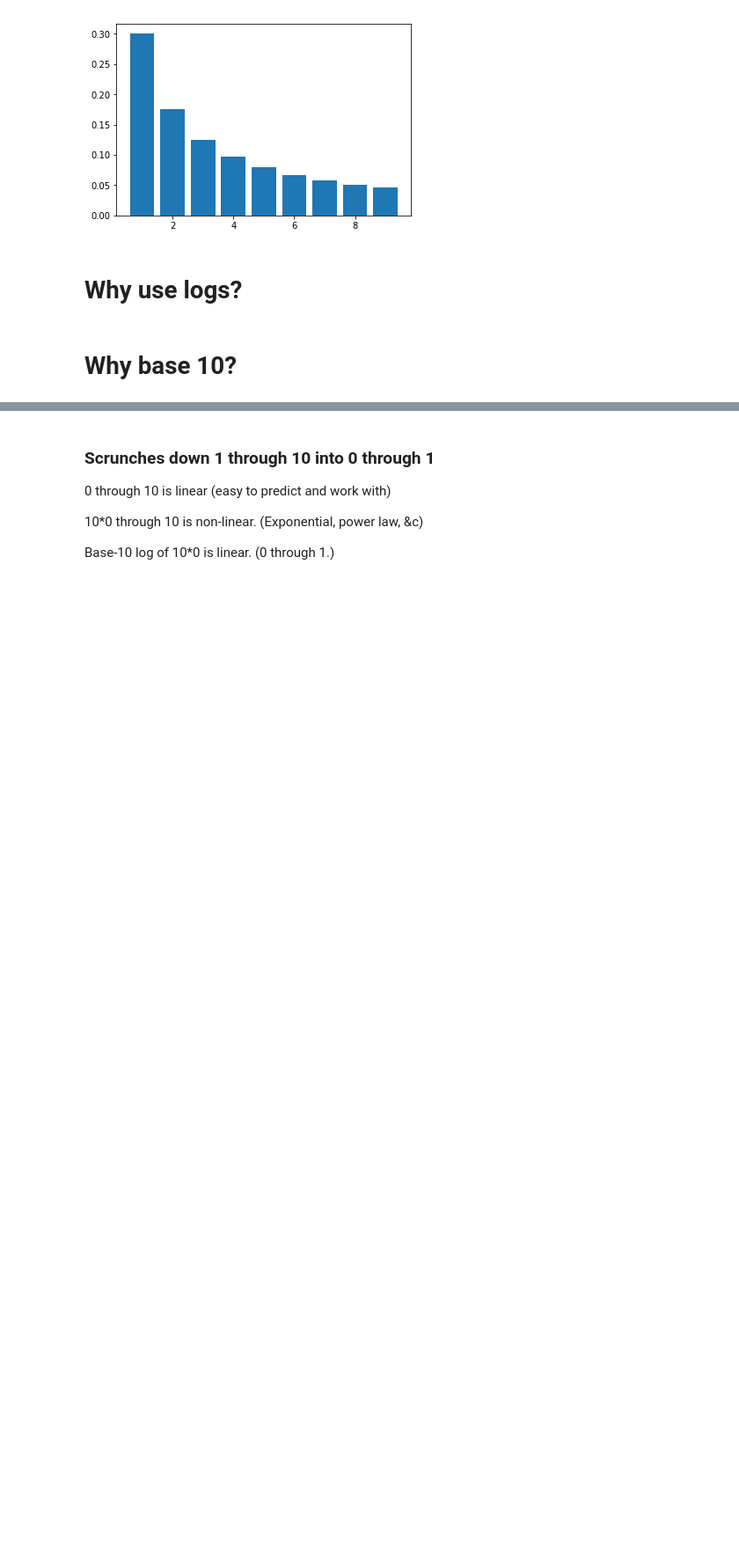
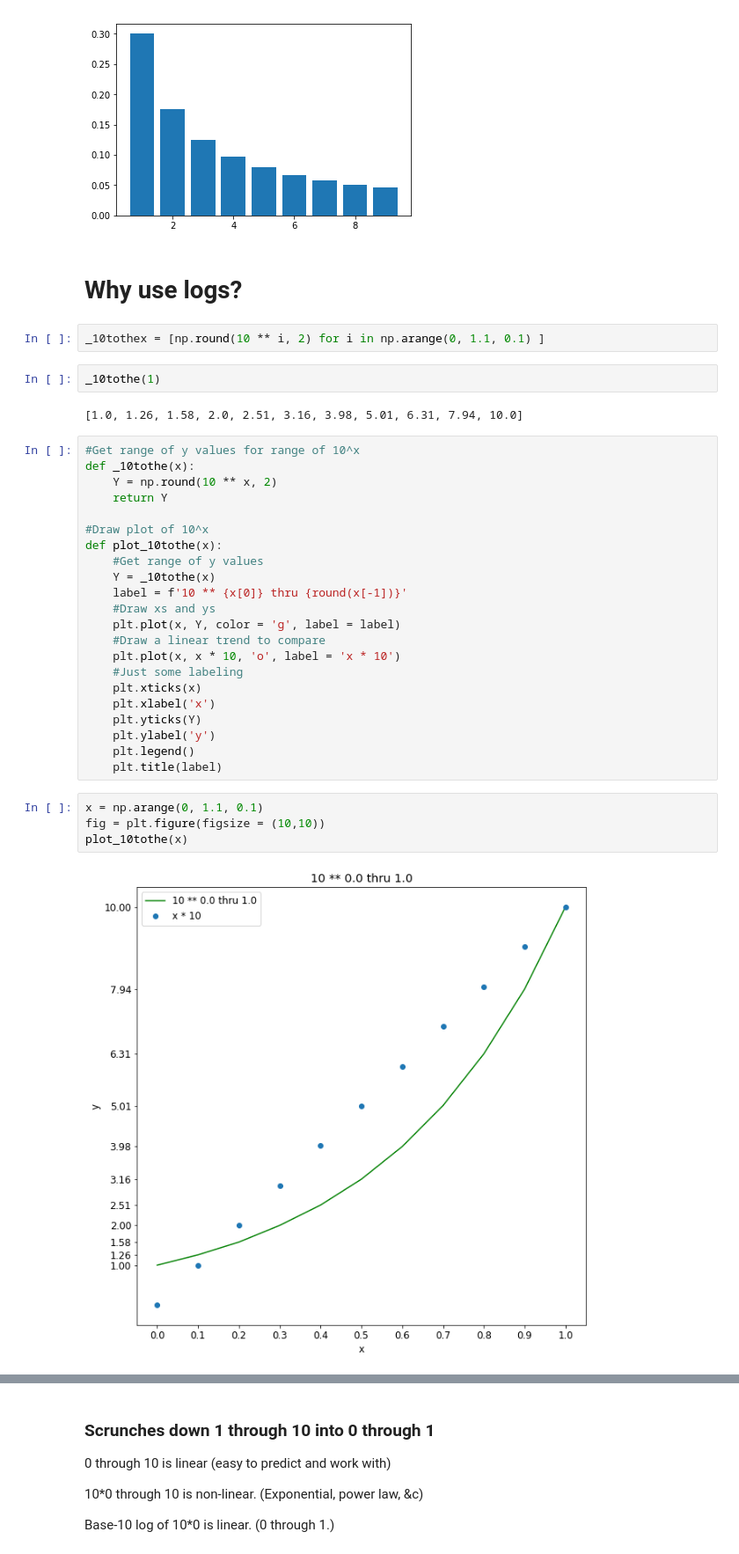
Before and after one commit to ssrosa/just_take_the_log, a Jupyter notebook: index.ipynb, the cells around one changed output, grey strips where cells are left out. Shown at 88% size. Saved outputs shown, nothing was run; the diff lists cells and outputs as text; blank space fills up the shorter version.

```diff
--- a/index.ipynb
+++ b/index.ipynb
@@ -247,5 +271,37 @@ plt.bar(freqs.keys(), freqs.values())
 [figure]
 # %% [markdown]
 # Why use logs?
-# %% [markdown]
-# Why base 10?
+# %%
+_10tothex = [np.round(10 ** i, 2) for i in np.arange(0, 1.1, 0.1) ]
+# %%
+_10tothe(1)
+# %% [output]
+[1.0, 1.26, 1.58, 2.0, 2.51, 3.16, 3.98, 5.01, 6.31, 7.94, 10.0]
+# %%
+#Get range of y values for range of 10^x
+def _10tothe(x):
+    Y = np.round(10 ** x, 2)
+    return Y
+
+#Draw plot of 10^x
+def plot_10tothe(x):
+    #Get range of y values
+    Y = _10tothe(x)
+    label = f'10 ** {x[0]} thru {round(x[-1])}'
+    #Draw xs and ys
+    plt.plot(x, Y, color = 'g', label = label)
+    #Draw a linear trend to compare
+    plt.plot(x, x * 10, 'o', label = 'x * 10')
+    #Just some labeling
+    plt.xticks(x)
+    plt.xlabel('x')
+    plt.yticks(Y)
+    plt.ylabel('y')
+    plt.legend()
+    plt.title(label)
+# %%
+x = np.arange(0, 1.1, 0.1)
+fig = plt.figure(figsize = (10,10))
+plot_10tothe(x)
+# %% [output]
+[figure, added]
```
Also changed, not shown: parts of 12 cells of this notebook, 1 other file.
